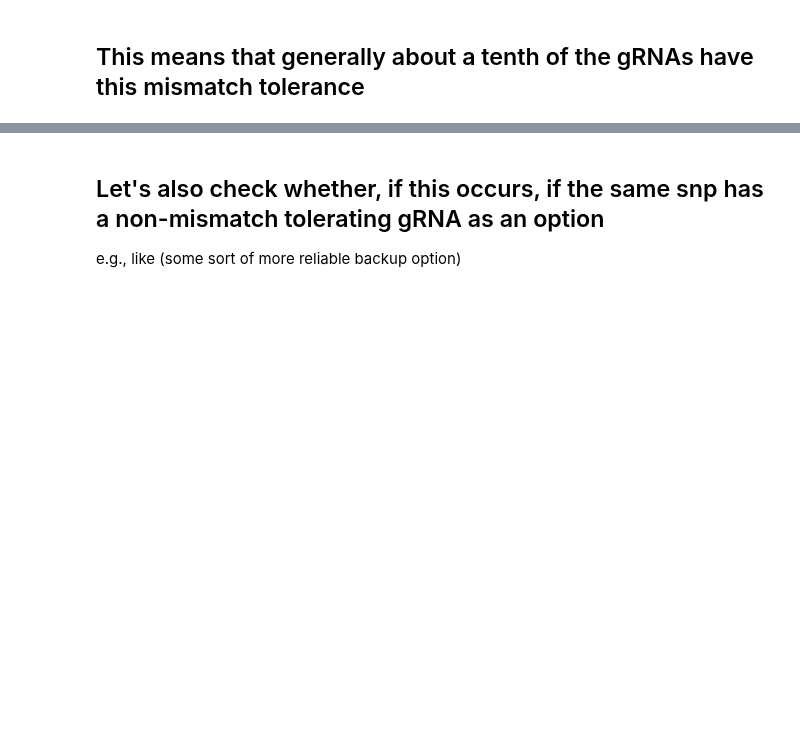
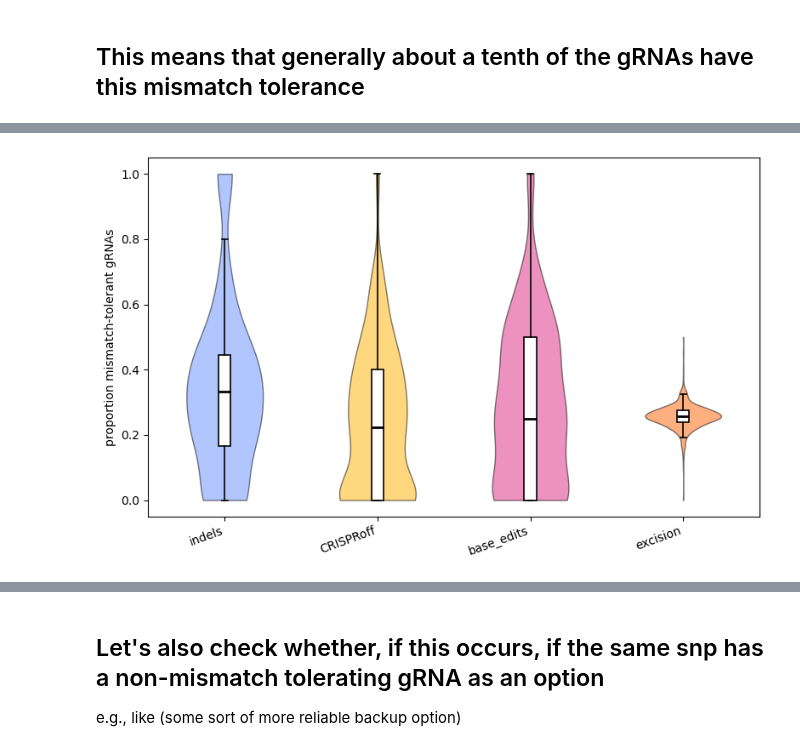
Before and after one commit to gramey02/dnd_project, a Jupyter notebook: revisions/scripts/gRNA_mismatch analysis.ipynb, the cells around one changed output, grey strips where cells are left out. Drawn from its saved outputs; the diff is of its cells as text; code cells hidden in the pictures; blank space fills up the shorter version.

```diff
--- a/revisions/scripts/gRNA_mismatch analysis.ipynb
+++ b/revisions/scripts/gRNA_mismatch analysis.ipynb
@@ -138,0 +192,54 @@ np.float64(0.11017853122030163)
+# %%
+import numpy as np
+import matplotlib.pyplot as plt
+
+COLORS = {
+    'base_edits': '#DC267F',   # splice site disruption
+    'indels':     '#648FFF',   # exon disruption
+    'CRISPRoff':  '#FFB000',   # epigenetic silencing
+    'excision':   '#FE6100',   # excision
+}
+
+strat_names = []
+all_strat_props = []
+
+for strat_name, strat_result in results.items():
+    props = [
+        d['total_mismatch_grnas'] / d['total_grnas']
+        for d in strat_result.values()
+        if d['total_grnas'] > 0
+    ]
+    if not props:
+        continue
+    strat_names.append(strat_name)
+    all_strat_props.append(props)
+
+fig, ax = plt.subplots(figsize=(8, 5))
+
+parts = ax.violinplot(all_strat_props, showmedians=False, showextrema=False)
+for name, body in zip(strat_names, parts['bodies']):
+    body.set_facecolor(COLORS.get(name, 'grey'))
+    body.set_edgecolor('black')
+    body.set_alpha(0.5)
+
+ax.boxplot(
+    all_strat_props,
+    widths=0.08,
+    patch_artist=True,                                   # needed to fill the box
+    showfliers=False,
+    whis=1.5,                                            # 1.5 x IQR whiskers
+    boxprops=dict(facecolor='white', edgecolor='black', linewidth=1.2),
+    whiskerprops=dict(color='black', linewidth=1.2),
+    capprops=dict(color='black', linewidth=1.2),
+    medianprops=dict(color='black', linewidth=2),
+    zorder=3,                                            # keep box above violin
+)
+
+ax.set_xticks(range(1, len(strat_names) + 1))
+ax.set_xticklabels(strat_names, rotation=20, ha='right')
+ax.set_ylabel('proportion mismatch-tolerant gRNAs')
+plt.tight_layout()
+plt.savefig("/wynton/home/capra/gramey02/dnd_project/data/figs/rG_dT_mismatch_proportions.svg", dpi=300, bbox_inches='tight')
+plt.show()
+# %% [output]
+[figure, added]
```
Also changed, not shown: parts of 24 cells of this notebook.
